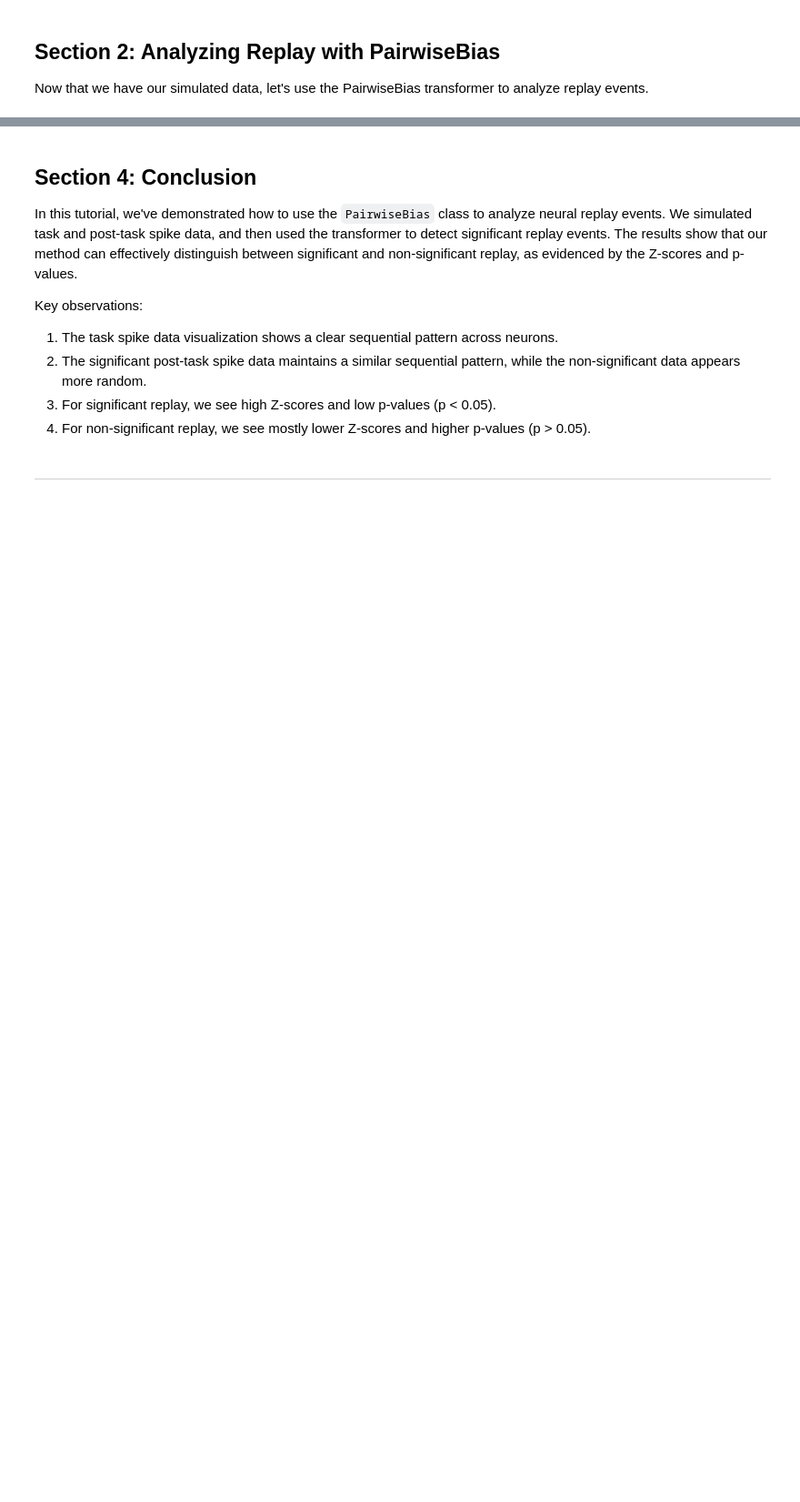
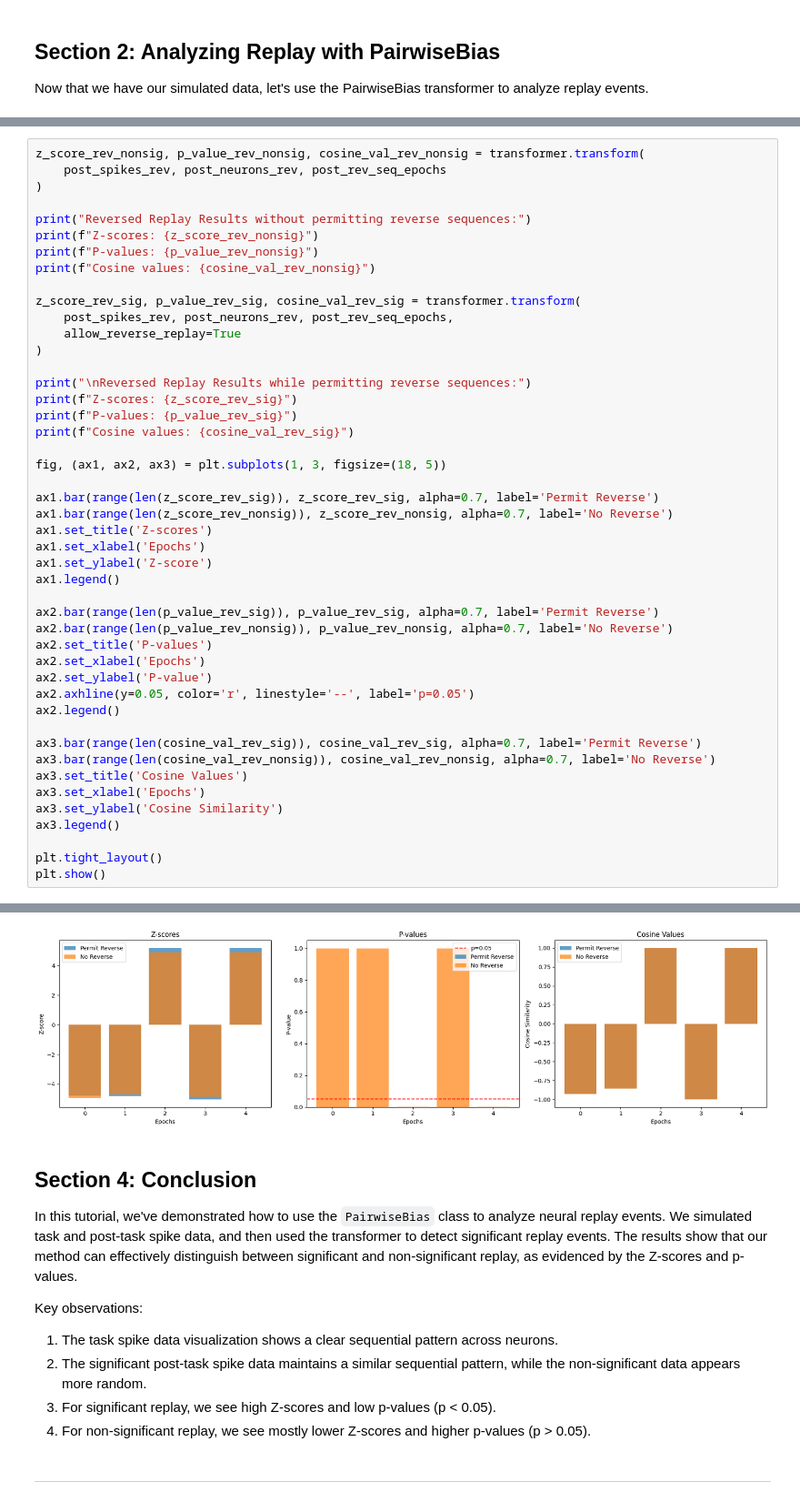
Before and after one commit to ryanharvey1/neuro_py, a Jupyter notebook: tutorials/bias_correlation.ipynb, the cells around one changed output, grey strips where cells are left out. Shown at 91% size. Drawn from its saved outputs; the diff is of its cells as text; blank space fills up the shorter version.

```diff
--- a/tutorials/bias_correlation.ipynb
+++ b/tutorials/bias_correlation.ipynb
@@ -210,0 +242,47 @@ plt.show()
+# %%
+z_score_rev_nonsig, p_value_rev_nonsig, cosine_val_rev_nonsig = transformer.transform(
+    post_spikes_rev, post_neurons_rev, post_rev_seq_epochs
+)
+
+print("Reversed Replay Results without permitting reverse sequences:")
+print(f"Z-scores: {z_score_rev_nonsig}")
+print(f"P-values: {p_value_rev_nonsig}")
+print(f"Cosine values: {cosine_val_rev_nonsig}")
+
+z_score_rev_sig, p_value_rev_sig, cosine_val_rev_sig = transformer.transform(
+    post_spikes_rev, post_neurons_rev, post_rev_seq_epochs,
+    allow_reverse_replay=True
+)
+
+print("\nReversed Replay Results while permitting reverse sequences:")
+print(f"Z-scores: {z_score_rev_sig}")
+print(f"P-values: {p_value_rev_sig}")
+print(f"Cosine values: {cosine_val_rev_sig}")
+
+fig, (ax1, ax2, ax3) = plt.subplots(1, 3, figsize=(18, 5))
+
+ax1.bar(range(len(z_score_rev_sig)), z_score_rev_sig, alpha=0.7, label='Permit Reverse')
+ax1.bar(range(len(z_score_rev_nonsig)), z_score_rev_nonsig, alpha=0.7, label='No Reverse')
+ax1.set_title('Z-scores')
+ax1.set_xlabel('Epochs')
+ax1.set_ylabel('Z-score')
+ax1.legend()
+
+ax2.bar(range(len(p_value_rev_sig)), p_value_rev_sig, alpha=0.7, label='Permit Reverse')
+ax2.bar(range(len(p_value_rev_nonsig)), p_value_rev_nonsig, alpha=0.7, label='No Reverse')
+ax2.set_title('P-values')
+ax2.set_xlabel('Epochs')
+ax2.set_ylabel('P-value')
+ax2.axhline(y=0.05, color='r', linestyle='--', label='p=0.05')
+ax2.legend()
+
+ax3.bar(range(len(cosine_val_rev_sig)), cosine_val_rev_sig, alpha=0.7, label='Permit Reverse')
+ax3.bar(range(len(cosine_val_rev_nonsig)), cosine_val_rev_nonsig, alpha=0.7, label='No Reverse')
+ax3.set_title('Cosine Values')
+ax3.set_xlabel('Epochs')
+ax3.set_ylabel('Cosine Similarity')
+ax3.legend()
+
+plt.tight_layout()
+plt.show()
+# %% [output]
@@ -211,3 +299,4 @@ plt.show()
+[figure, added]
 # %% [markdown]
 ## Section 4: Conclusion
 
```
Also changed, not shown: parts of 10 cells of this notebook, 1 other file.
